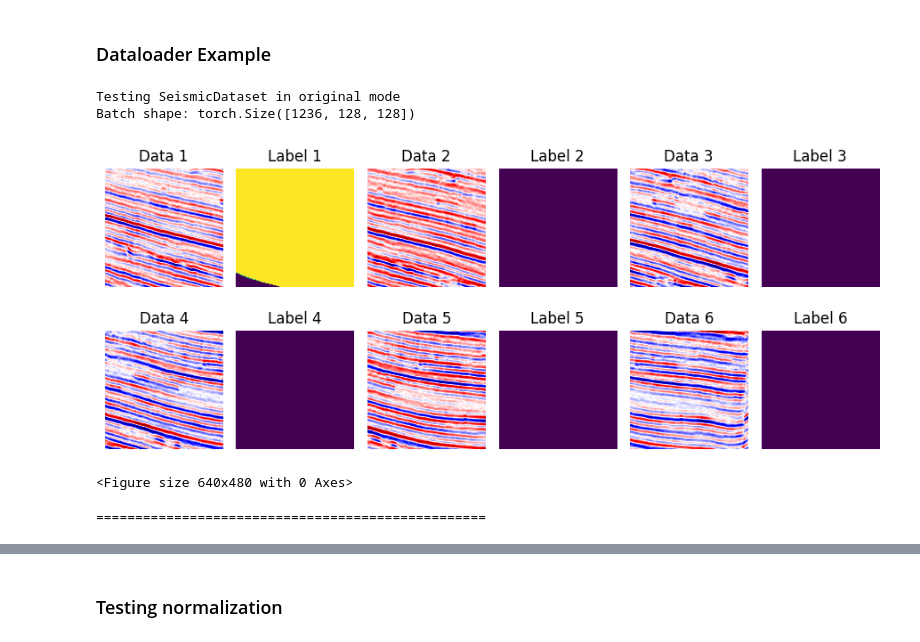
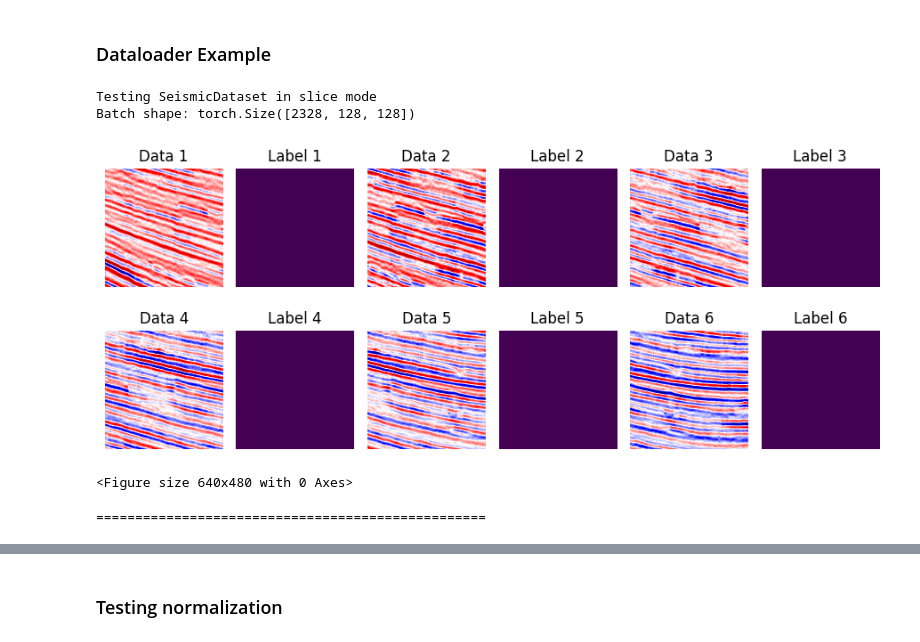
Before and after one commit to makamoa/alphasei, a Jupyter notebook: src/dataset/NpyExample.ipynb, the cells around one changed output, grey strips where cells are left out. Cells and saved outputs as stored; diff of their text form; code cells hidden in the pictures.

```diff
--- a/src/dataset/NpyExample.ipynb
+++ b/src/dataset/NpyExample.ipynb
@@ -262,18 +299,18 @@ def test_seismic_dataset(mode, norm_dt = False, norm_dl = False, batch_size=12,
     return dataset, dataloader
 # %%
 #  Test original mode
-original_dataset, original_dataloader = test_seismic_dataset('original')
+original_dataset, original_dataloader = test_seismic_dataset('slice')
 
 print("\n" + "="*50 + "\n")
 
 # test loading all data from data loader - use tqdm to show progress
 for i, (data, label) in enumerate(tqdm(original_dataloader)):
     if (i == 5): # break after 15 batches - original dataset is too large
         break
 # %% [output]
-Testing SeismicDataset in original mode
-Batch shape: torch.Size([1236, 128, 128])
+Testing SeismicDataset in slice mode
+Batch shape: torch.Size([2328, 128, 128])
-[figure, old version]
+[figure, new version]
 <Figure size 640x480 with 0 Axes>
 ==================================================
 # %%
```
Also changed, not shown: parts of 34 cells of this notebook, 2 other files.
